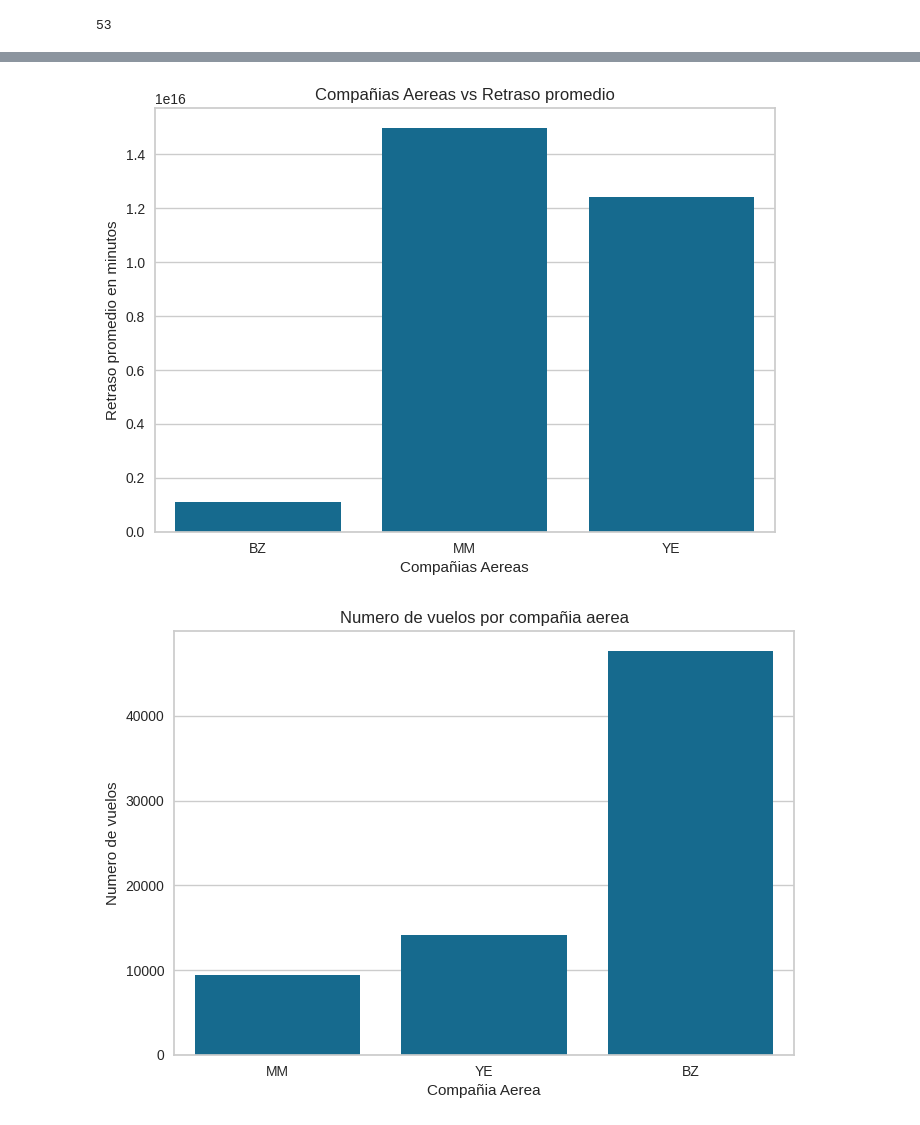
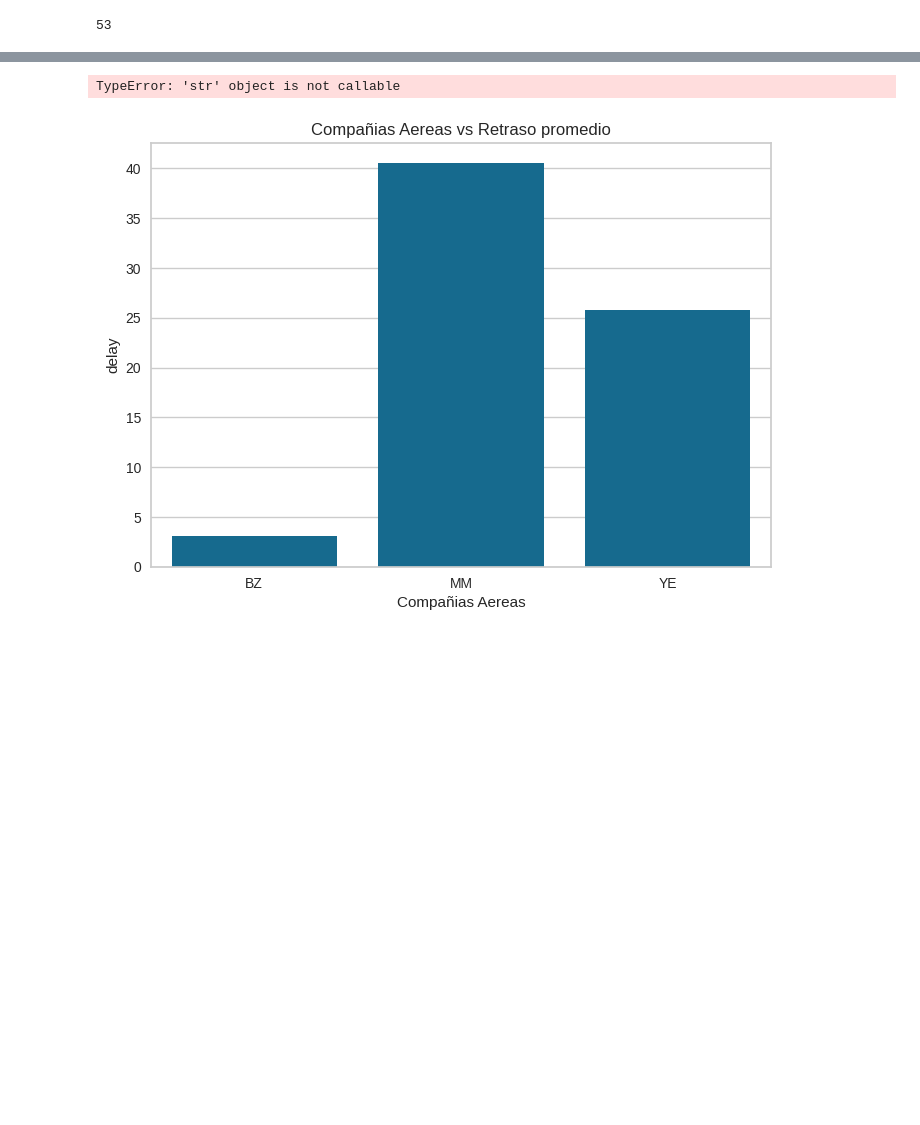
Before and after one commit to Ivan8Garcia/data-science, a Jupyter notebook: optimizacion_aeroportuaria.ipynb, the cells around one changed output, grey strips where cells are left out. Cells and saved outputs as stored; diff of their text form; code cells hidden in the pictures; blank space fills up the shorter version.

```diff
--- a/optimizacion_aeroportuaria.ipynb
+++ b/optimizacion_aeroportuaria.ipynb
@@ -66,22 +74,18 @@ datos.describe(include="O")
 import seaborn as sns
 import matplotlib.pyplot as plt
 # %%
-# convierte la columna "delay" en minutos para poder visulizar el retraso correctamente
-datos['delay'] = datos['delay'].str.replace('.', '', regex=False)
-datos['delay'] = pd.to_numeric(datos['delay'])
-
 avg_delay= datos.groupby("airline")["delay"].mean().reset_index()
 sns.barplot(x="airline",y="delay",data=avg_delay)
 plt.title("Compañias Aereas vs Retraso promedio")
 plt.xlabel("Compañias Aereas")
 plt.ylabel("Retraso promedio en minutos")
 plt.show()
 
 sns.countplot(data=datos,x="airline")
 plt.title("Numero de vuelos por compañia aerea")
 plt.xlabel("Compañia Aerea")
 plt.ylabel("Numero de vuelos")
 plt.show()
 # %% [output]
+TypeError: 'str' object is not callable
-[figure, old version]
+[figure, new version]
-[figure, removed]
```
Also changed, not shown: parts of 16 cells of this notebook.
